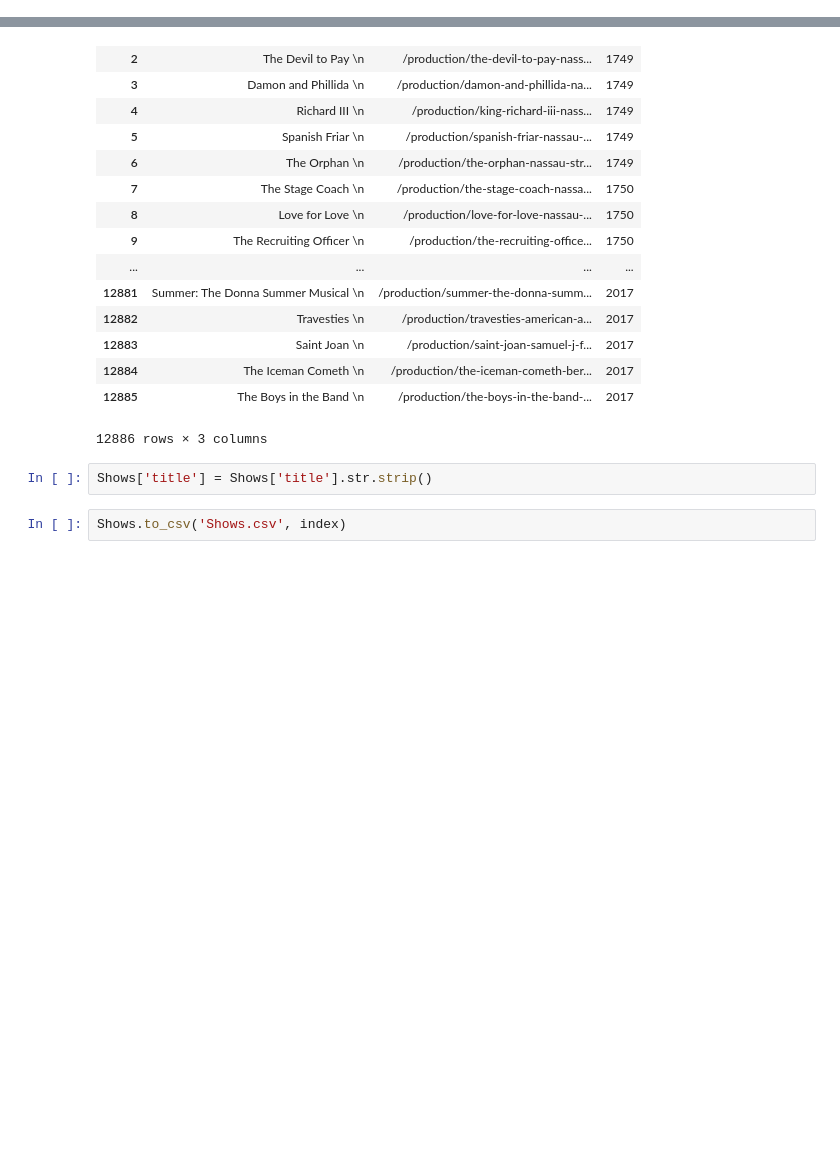
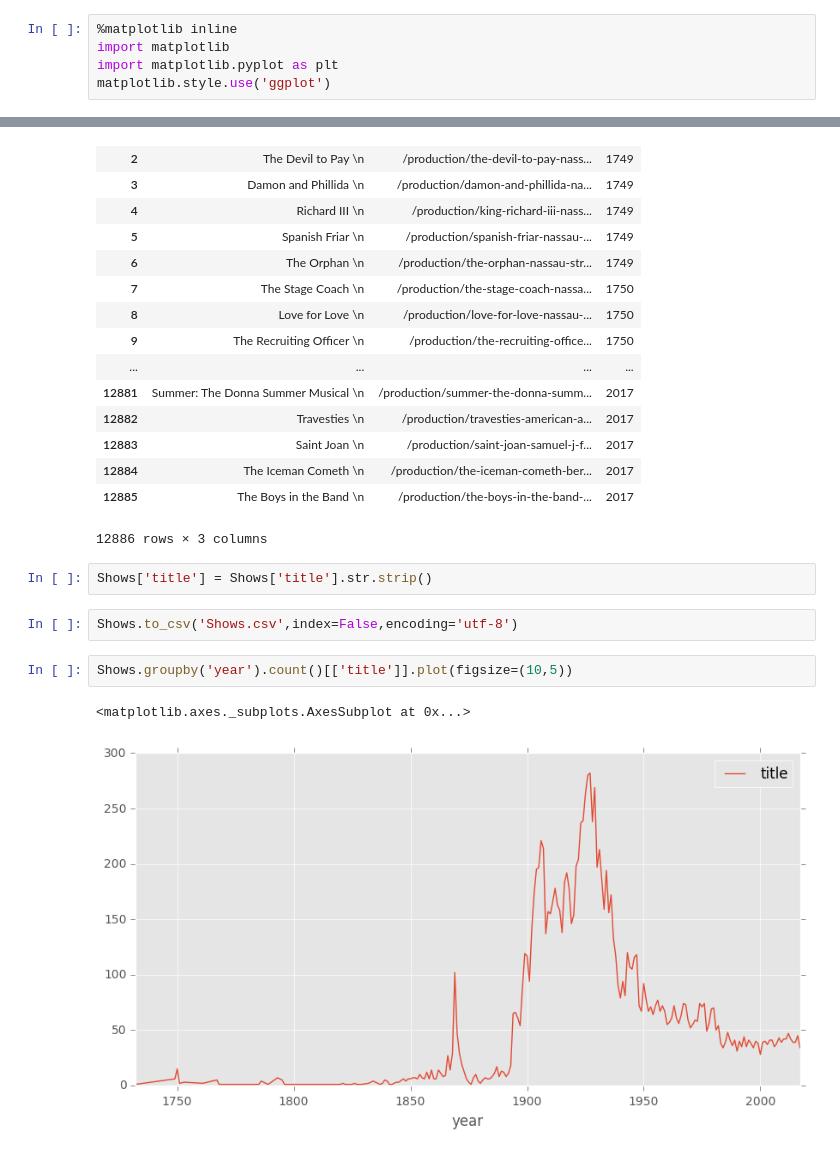
Before and after one commit to kebuhcah/purgation, a Jupyter notebook: playbill_basic.ipynb, the cells around one changed output, grey strips where cells are left out. Saved outputs shown, nothing was run; the diff lists cells and outputs as text; blank space fills up the shorter version.

Commit message:
plot titles per year

```diff
--- a/playbill_basic.ipynb
+++ b/playbill_basic.ipynb
@@ -13,6 +13,11 @@ import json
 from __future__ import division
 
 import nltk,re, pprint
+# %%
+%matplotlib inline
+import matplotlib
+import matplotlib.pyplot as plt
+matplotlib.style.use('ggplot')
 # %%
 bs = BeautifulSoup(urlopen('http://www.playbill.com/article/broadway-real-estate-com-321997'))
 # %%
@@ -163,4 +168,9 @@ Shows
 # %%
 Shows['title'] = Shows['title'].str.strip()
 # %%
-Shows.to_csv('Shows.csv', index)
+Shows.to_csv('Shows.csv',index=False,encoding='utf-8')
+# %%
+Shows.groupby('year').count()[['title']].plot(figsize=(10,5))
+# %% [output]
+<matplotlib.axes._subplots.AxesSubplot at 0x...>
+[figure, added]
```
